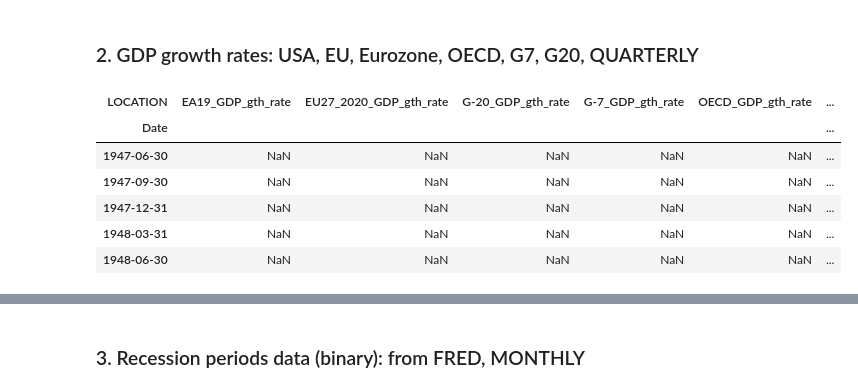
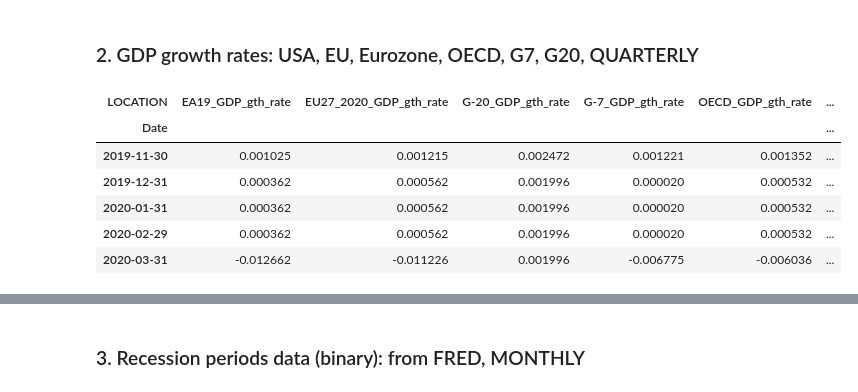
Before and after one commit to julesbertrand/Fed-repo-rate-forecasts, a Jupyter notebook: Finalproject_data_preprocessing.ipynb, the cells around one changed output, grey strips where cells are left out. Saved outputs shown, nothing was run; the diff lists cells and outputs as text; code cells hidden in the pictures.

```diff
--- a/Finalproject_data_preprocessing.ipynb
+++ b/Finalproject_data_preprocessing.ipynb
@@ -65,17 +65,21 @@ data_bls.head()
 # %%
 data_oecd = pd.read_csv(settings.get('PATH_TO_DATA') + "economics_oecd_growth_rate.csv")
 data_oecd['Date'] = pd.to_datetime(data_oecd['TIME'].str.replace(' ', '')) + pd.offsets.QuarterEnd(0)
 data_oecd['Value'] = pd.to_numeric(data_oecd['Value'])
 data_oecd = pd.pivot(data_oecd, values='Value', index='Date', columns='LOCATION')
 data_oecd = data_oecd.add_suffix('_GDP_gth_rate')
+
+# Convert to monthly data by taking the monthly growth rate y = (1+x)**(1/3) - 1
+data_oecd = data_oecd.resample('M').asfreq()
+data_oecd = data_oecd.applymap(lambda x: (1+x/100)**(1/3) - 1).fillna(method='ffill')
 # data_oecd.describe()
-data_oecd.head()
+data_oecd.tail()
 # %% [output]
 | LOCATION | EA19_GDP_gth_rate | EU27_2020_GDP_gth_rate | G-20_GDP_gth_rate | G-7_GDP_gth_rate | OECD_GDP_gth_rate | ... |
 | Date |  |  |  |  |  | ... |
-| 1947-06-30 | NaN | NaN | NaN | NaN | NaN | ... |
-| 1947-09-30 | NaN | NaN | NaN | NaN | NaN | ... |
-| 1947-12-31 | NaN | NaN | NaN | NaN | NaN | ... |
-| 1948-03-31 | NaN | NaN | NaN | NaN | NaN | ... |
-| 1948-06-30 | NaN | NaN | NaN | NaN | NaN | ... |
+| 2019-11-30 | 0.001025 | 0.001215 | 0.002472 | 0.001221 | 0.001352 | ... |
+| 2019-12-31 | 0.000362 | 0.000562 | 0.001996 | 0.000020 | 0.000532 | ... |
+| 2020-01-31 | 0.000362 | 0.000562 | 0.001996 | 0.000020 | 0.000532 | ... |
+| 2020-02-29 | 0.000362 | 0.000562 | 0.001996 | 0.000020 | 0.000532 | ... |
+| 2020-03-31 | -0.012662 | -0.011226 | 0.001996 | -0.006775 | -0.006036 | ... |
 # %%
```
Also changed, not shown: parts of 12 cells of this notebook, 3 other files.
